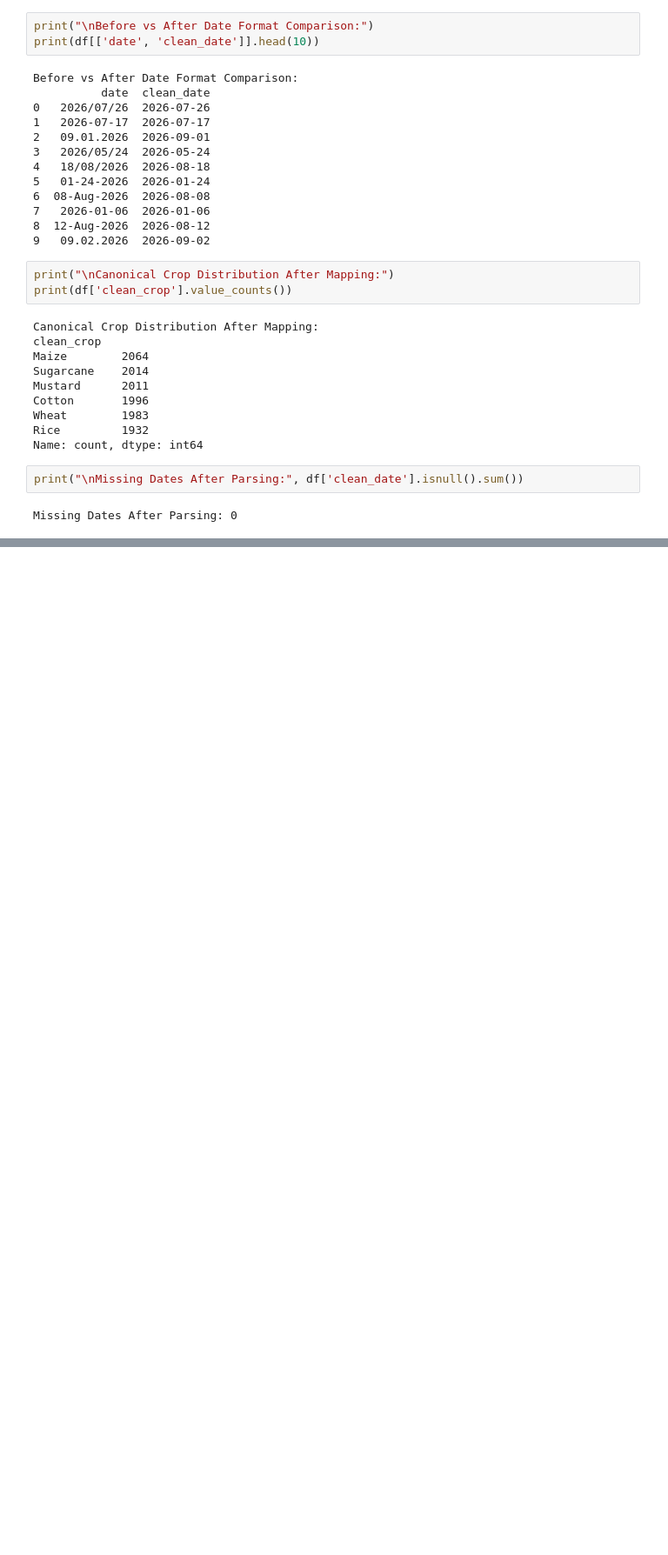
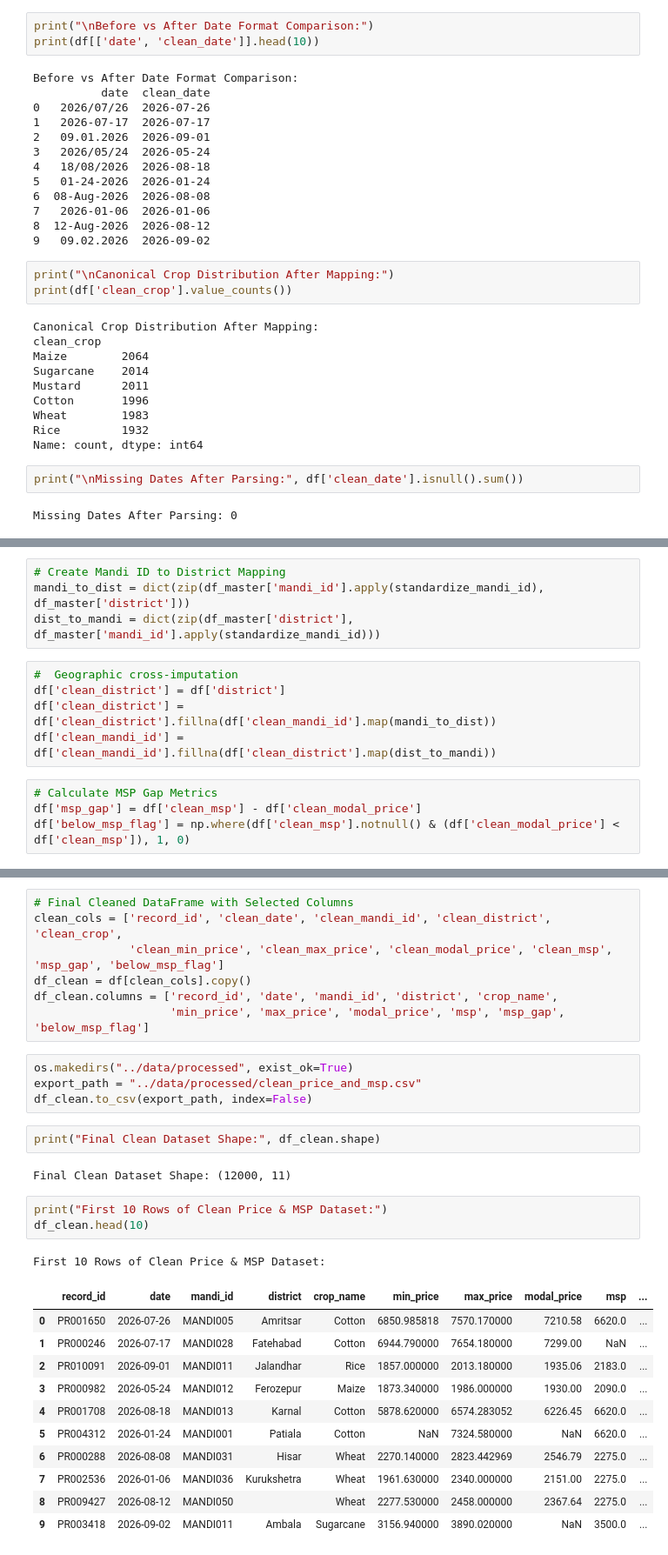
Before and after one commit to mdzakizafar/AgroBuddy, a Jupyter notebook: notebooks/03_Price_and_MSP_Data_Rescue.ipynb, the cells around one changed output, grey strips where cells are left out. Shown at 87% size. Drawn from its saved outputs; the diff is of its cells as text; blank space fills up the shorter version.

Commit message:
Added the clean dataset of price and msp

```diff
--- a/notebooks/03_Price_and_MSP_Data_Rescue.ipynb
+++ b/notebooks/03_Price_and_MSP_Data_Rescue.ipynb
@@ -335,0 +367,13 @@ Missing Dates After Parsing: 0
+# %%
+# Create Mandi ID to District Mapping
+mandi_to_dist = dict(zip(df_master['mandi_id'].apply(standardize_mandi_id), df_master['district']))
+dist_to_mandi = dict(zip(df_master['district'], df_master['mandi_id'].apply(standardize_mandi_id)))
+# %%
+#  Geographic cross-imputation
+df['clean_district'] = df['district']
+df['clean_district'] = df['clean_district'].fillna(df['clean_mandi_id'].map(mandi_to_dist))
+df['clean_mandi_id'] = df['clean_mandi_id'].fillna(df['clean_district'].map(dist_to_mandi))
+# %%
+# Calculate MSP Gap Metrics
+df['msp_gap'] = df['clean_msp'] - df['clean_modal_price']
+df['below_msp_flag'] = np.where(df['clean_msp'].notnull() & (df['clean_modal_price'] < df['clean_msp']), 1, 0)
@@ -335,0 +403,31 @@ Missing Dates After Parsing: 0
+# %%
+# Final Cleaned DataFrame with Selected Columns
+clean_cols = ['record_id', 'clean_date', 'clean_mandi_id', 'clean_district', 'clean_crop',
+              'clean_min_price', 'clean_max_price', 'clean_modal_price', 'clean_msp', 'msp_gap', 'below_msp_flag']
+df_clean = df[clean_cols].copy()
+df_clean.columns = ['record_id', 'date', 'mandi_id', 'district', 'crop_name',
+                    'min_price', 'max_price', 'modal_price', 'msp', 'msp_gap', 'below_msp_flag']
+# %%
+os.makedirs("../data/processed", exist_ok=True)
+export_path = "../data/processed/clean_price_and_msp.csv"
+df_clean.to_csv(export_path, index=False)
+# %%
+print("Final Clean Dataset Shape:", df_clean.shape)
+# %% [output]
+Final Clean Dataset Shape: (12000, 11)
+# %%
+print("First 10 Rows of Clean Price & MSP Dataset:")
+df_clean.head(10)
+# %% [output]
+First 10 Rows of Clean Price & MSP Dataset:
+|  | record_id | date | mandi_id | district | crop_name | min_price | max_price | modal_price | msp | ... |
+| 0 | PR001650 | 2026-07-26 | MANDI005 | Amritsar | Cotton | 6850.985818 | 7570.170000 | 7210.58 | 6620.0 | ... |
+| 1 | PR000246 | 2026-07-17 | MANDI028 | Fatehabad | Cotton | 6944.790000 | 7654.180000 | 7299.00 | NaN | ... |
+| 2 | PR010091 | 2026-09-01 | MANDI011 | Jalandhar | Rice | 1857.000000 | 2013.180000 | 1935.06 | 2183.0 | ... |
+| 3 | PR000982 | 2026-05-24 | MANDI012 | Ferozepur | Maize | 1873.340000 | 1986.000000 | 1930.00 | 2090.0 | ... |
+| 4 | PR001708 | 2026-08-18 | MANDI013 | Karnal | Cotton | 5878.620000 | 6574.283052 | 6226.45 | 6620.0 | ... |
+| 5 | PR004312 | 2026-01-24 | MANDI001 | Patiala | Cotton | NaN | 7324.580000 | NaN | 6620.0 | ... |
+| 6 | PR000288 | 2026-08-08 | MANDI031 | Hisar | Wheat | 2270.140000 | 2823.442969 | 2546.79 | 2275.0 | ... |
+| 7 | PR002536 | 2026-01-06 | MANDI036 | Kurukshetra | Wheat | 1961.630000 | 2340.000000 | 2151.00 | 2275.0 | ... |
+| 8 | PR009427 | 2026-08-12 | MANDI050 |  | Wheat | 2277.530000 | 2458.000000 | 2367.64 | 2275.0 | ... |
+| 9 | PR003418 | 2026-09-02 | MANDI011 | Ambala | Sugarcane | 3156.940000 | 3890.020000 | NaN | 3500.0 | ... |
```
Also changed, not shown: parts of 7 cells of this notebook, 1 other file.
